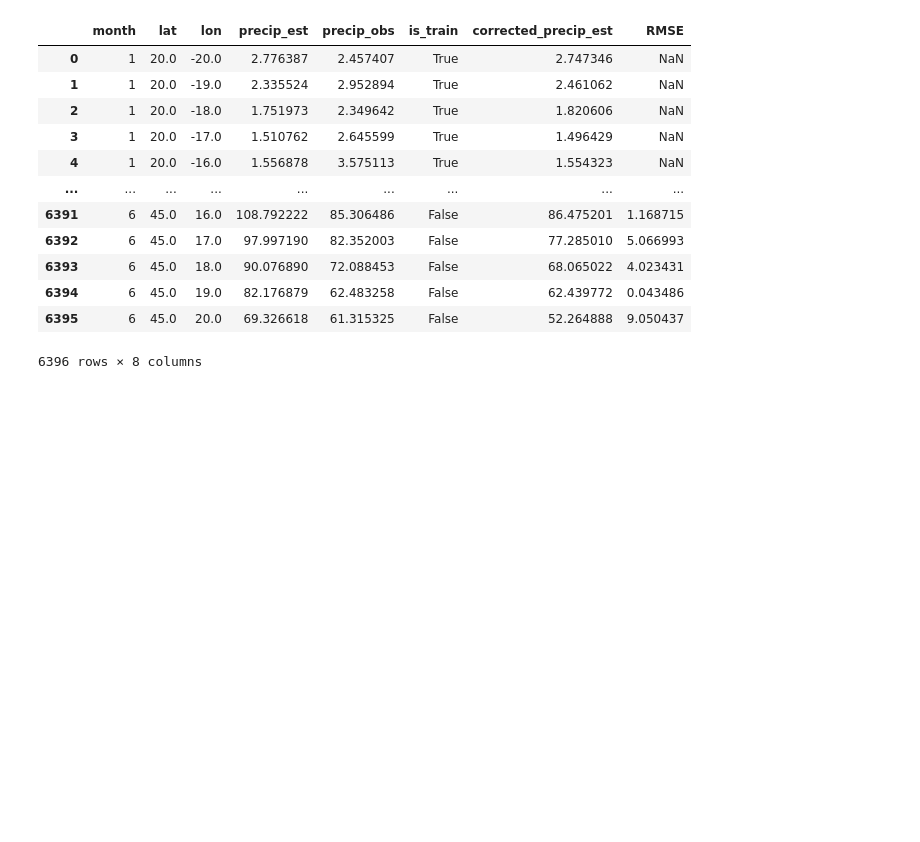
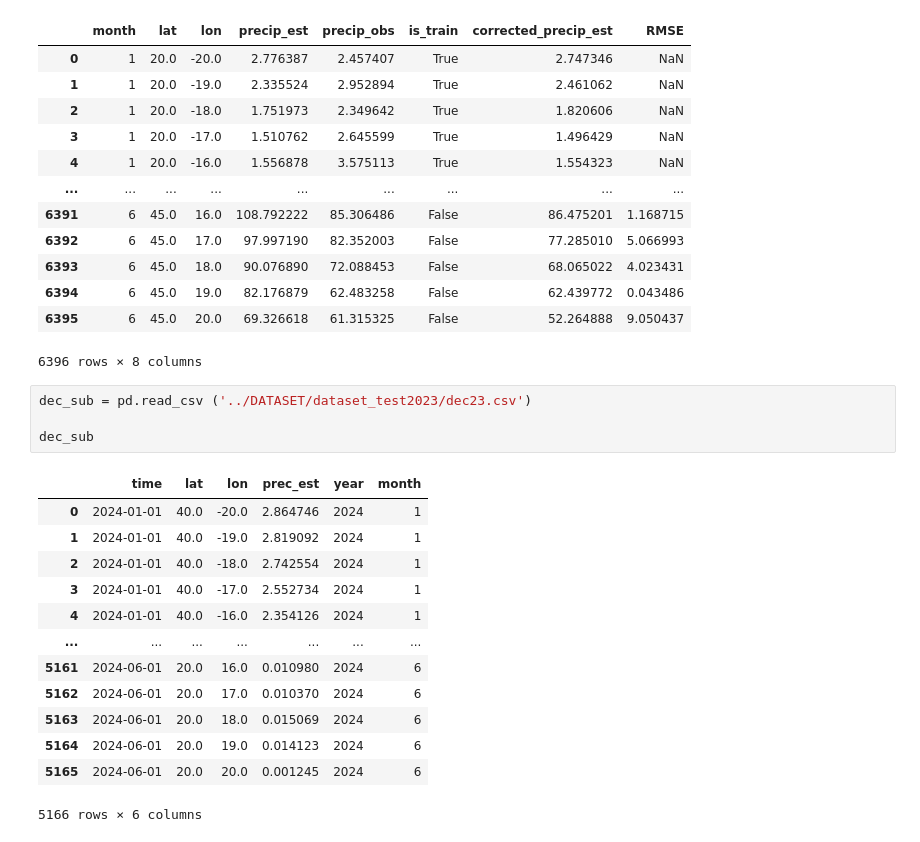
Before and after one commit to Yassmine2020/Precipitations_bias_correction, a Jupyter notebook: QMBC/eQM_grille_V2test_train_split.ipynb, the cells around one changed output. Saved outputs shown, nothing was run; the diff lists cells and outputs as text; blank space fills up the shorter version.

```diff
--- a/QMBC/eQM_grille_V2test_train_split.ipynb
+++ b/QMBC/eQM_grille_V2test_train_split.ipynb
@@ -256,3 +287,21 @@ dec_average
 | 6394 | 6 | 45.0 | 19.0 | 82.176879 | 62.483258 | False | 62.439772 | 0.043486 |
 | 6395 | 6 | 45.0 | 20.0 | 69.326618 | 61.315325 | False | 52.264888 | 9.050437 |
 6396 rows × 8 columns
+# %%
+dec_sub = pd.read_csv ('../DATASET/dataset_test2023/dec23.csv')
+
+dec_sub
+# %% [output]
+|  | time | lat | lon | prec_est | year | month |
+| 0 | 2024-01-01 | 40.0 | -20.0 | 2.864746 | 2024 | 1 |
+| 1 | 2024-01-01 | 40.0 | -19.0 | 2.819092 | 2024 | 1 |
+| 2 | 2024-01-01 | 40.0 | -18.0 | 2.742554 | 2024 | 1 |
+| 3 | 2024-01-01 | 40.0 | -17.0 | 2.552734 | 2024 | 1 |
+| 4 | 2024-01-01 | 40.0 | -16.0 | 2.354126 | 2024 | 1 |
+| ... | ... | ... | ... | ... | ... | ... |
+| 5161 | 2024-06-01 | 20.0 | 16.0 | 0.010980 | 2024 | 6 |
+| 5162 | 2024-06-01 | 20.0 | 17.0 | 0.010370 | 2024 | 6 |
+| 5163 | 2024-06-01 | 20.0 | 18.0 | 0.015069 | 2024 | 6 |
+| 5164 | 2024-06-01 | 20.0 | 19.0 | 0.014123 | 2024 | 6 |
+| 5165 | 2024-06-01 | 20.0 | 20.0 | 0.001245 | 2024 | 6 |
+5166 rows × 6 columns
```
Also changed, not shown: parts of 10 cells of this notebook, 9 other files.
